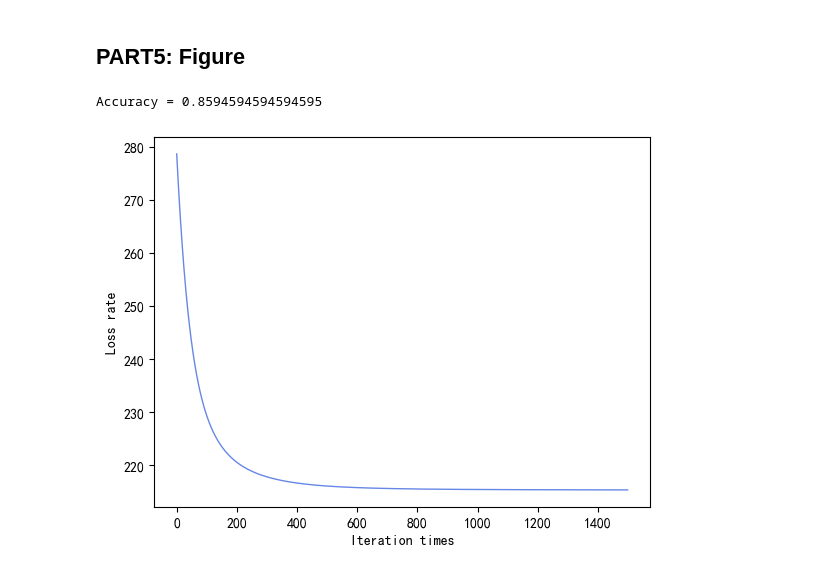
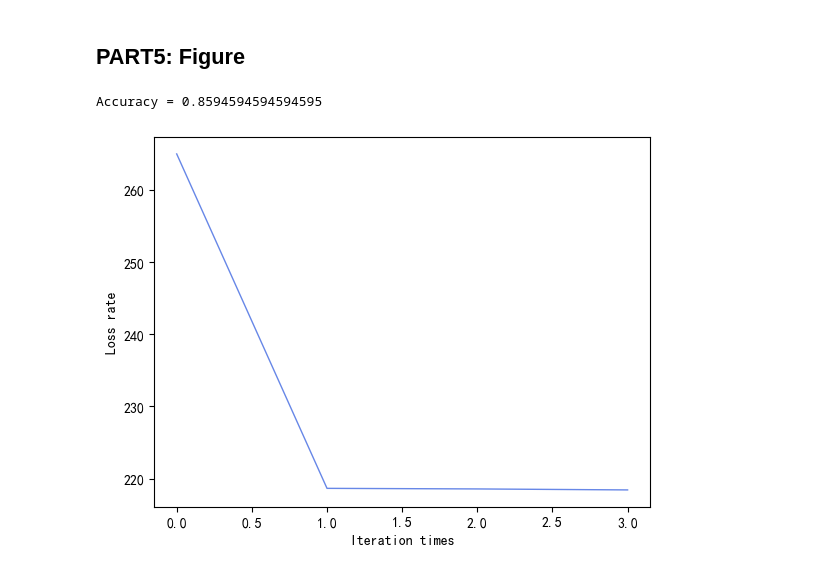
Before and after one commit to wintermelon008/2022-ML-ustc, a Jupyter notebook: lab1/Loan.ipynb, the cells around one changed output. Drawn from its saved outputs; the diff is of its cells as text; code cells hidden in the pictures.

```diff
--- a/lab1/Loan.ipynb
+++ b/lab1/Loan.ipynb
@@ -92,7 +92,7 @@ import matplotlib.pyplot as plt
 
 
 lr = LogisticRegression(penalty='l2', gamma=1)
-times, loss = lr.fit(X_train, y_train, lr=0.001, tol=1e-2)
+times, loss = lr.fit(X_train, y_train, lr=0.0005, tol=1e-2,method='newton')
 pred = lr.predict(X_test)
 
 # DEBUG ONLY
@@ -103,25 +103,28 @@ pred = lr.predict(X_test)
 ## PART5: Figure
 # %%
 # Task5 compare the accuracy(or other metrics you want) of test data with different parameters you train with
+import pylab as pl
+pl.mpl.rcParams['font.sans-serif'] = ['SimHei']
 sum = 0
 count = 0
 for i in range(len(y_test)):
     if y_test[i] == pred[i]:
         count += 1
     sum += 1
 print("Accuracy = {}".format(count / sum))
 
-import pylab as pl
-pl.mpl.rcParams['font.sans-serif'] = ['SimHei']
+def show(times, loss, color = '#4169E1'):
+    x_axis_data = list(range(times + 1))[0:1500]
+    y_axis_data = loss[0:1500]
+    plt.plot(x_axis_data, y_axis_data, color=color, alpha=0.8, linewidth=1)
 
-x_axis_data = list(range(times + 1))[0:1500]
-y_axis_data = loss[0:1500]
 
-plt.plot(x_axis_data, y_axis_data, color='#4169E1', alpha=0.8, linewidth=1)
+show(times, loss)
+
+
 plt.xlabel('Iteration times')
 plt.ylabel('Loss rate')
-
 plt.show()
 # %% [output]
 Accuracy = 0.8594594594594595
-[figure, old version]
+[figure, new version]
```
Also changed, not shown: parts of 2 cells of this notebook, 7 other files.
